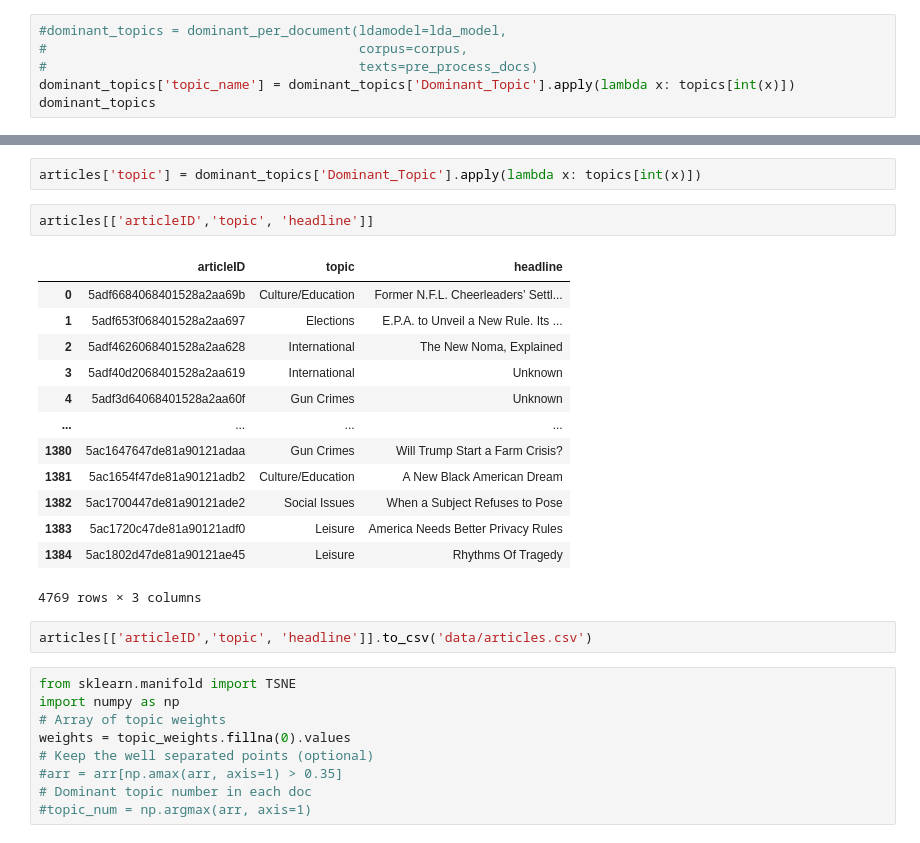
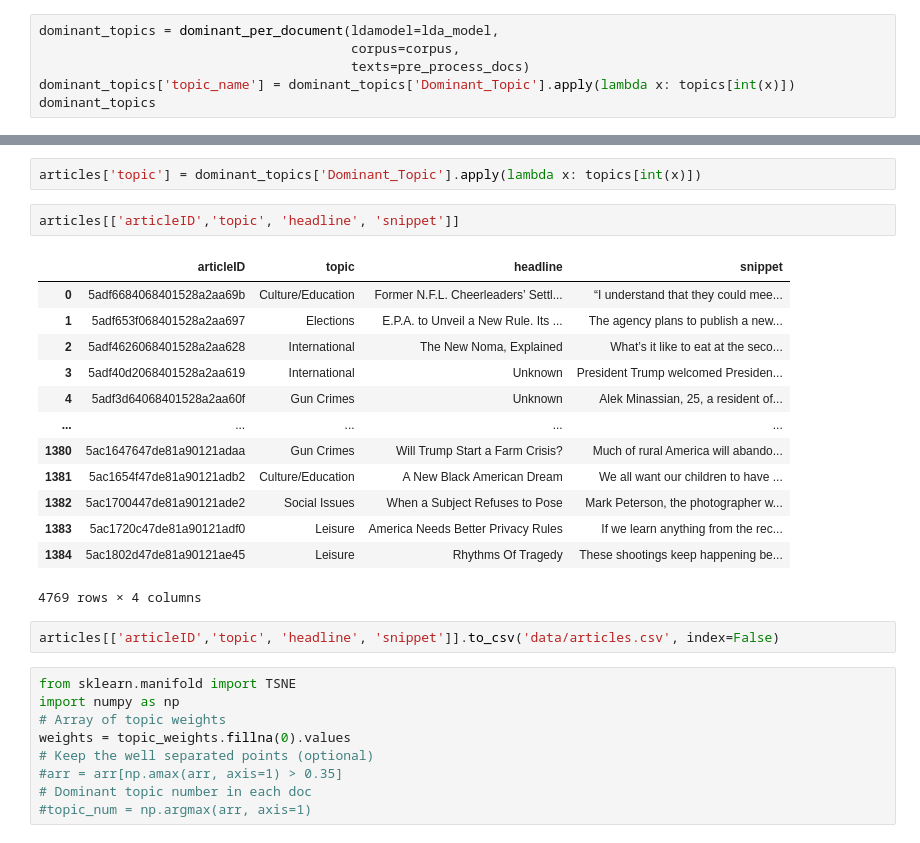
Before and after one commit to advanced-ml-project/project, a Jupyter notebook: topics_articles.ipynb, the cells around one changed output, grey strips where cells are left out. Cells and saved outputs as stored; diff of their text form.

```diff
--- a/topics_articles.ipynb
+++ b/topics_articles.ipynb
@@ -231,9 +231,9 @@ def dominant_per_document(ldamodel, corpus, texts):
 
     return sent_topics_df
 # %%
-#dominant_topics = dominant_per_document(ldamodel=lda_model,
-#                                        corpus=corpus,
-#                                        texts=pre_process_docs)
+dominant_topics = dominant_per_document(ldamodel=lda_model,
+                                        corpus=corpus,
+                                        texts=pre_process_docs)
 dominant_topics['topic_name'] = dominant_topics['Dominant_Topic'].apply(lambda x: topics[int(x)])
 dominant_topics
 # %% [output]
@@ -346,23 +346,23 @@ ax1.set_ylabel('Topic Name');
 # %%
 articles['topic'] = dominant_topics['Dominant_Topic'].apply(lambda x: topics[int(x)])
 # %%
-articles[['articleID','topic', 'headline']]
+articles[['articleID','topic', 'headline', 'snippet']]
 # %% [output]
-|  | articleID | topic | headline |
-| 0 | 5adf6684068401528a2aa69b | Culture/Education | Former N.F.L. Cheerleaders’ Settl... |
-| 1 | 5adf653f068401528a2aa697 | Elections | E.P.A. to Unveil a New Rule. Its ... |
-| 2 | 5adf4626068401528a2aa628 | International | The New Noma, Explained |
-| 3 | 5adf40d2068401528a2aa619 | International | Unknown |
-| 4 | 5adf3d64068401528a2aa60f | Gun Crimes | Unknown |
-| ... | ... | ... | ... |
-| 1380 | 5ac1647647de81a90121adaa | Gun Crimes | Will Trump Start a Farm Crisis? |
-| 1381 | 5ac1654f47de81a90121adb2 | Culture/Education | A New Black American Dream |
-| 1382 | 5ac1700447de81a90121ade2 | Social Issues | When a Subject Refuses to Pose |
-| 1383 | 5ac1720c47de81a90121adf0 | Leisure | America Needs Better Privacy Rules |
-| 1384 | 5ac1802d47de81a90121ae45 | Leisure | Rhythms Of Tragedy |
+|  | articleID | topic | headline | snippet |
+| 0 | 5adf6684068401528a2aa69b | Culture/Education | Former N.F.L. Cheerleaders’ Settl... | “I understand that they could mee... |
+| 1 | 5adf653f068401528a2aa697 | Elections | E.P.A. to Unveil a New Rule. Its ... | The agency plans to publish a new... |
+| 2 | 5adf4626068401528a2aa628 | International | The New Noma, Explained | What’s it like to eat at the seco... |
+| 3 | 5adf40d2068401528a2aa619 | International | Unknown | President Trump welcomed Presiden... |
+| 4 | 5adf3d64068401528a2aa60f | Gun Crimes | Unknown | Alek Minassian, 25, a resident of... |
+| ... | ... | ... | ... | ... |
+| 1380 | 5ac1647647de81a90121adaa | Gun Crimes | Will Trump Start a Farm Crisis? | Much of rural America will abando... |
+| 1381 | 5ac1654f47de81a90121adb2 | Culture/Education | A New Black American Dream | We all want our children to have ... |
+| 1382 | 5ac1700447de81a90121ade2 | Social Issues | When a Subject Refuses to Pose | Mark Peterson, the photographer w... |
+| 1383 | 5ac1720c47de81a90121adf0 | Leisure | America Needs Better Privacy Rules | If we learn anything from the rec... |
+| 1384 | 5ac1802d47de81a90121ae45 | Leisure | Rhythms Of Tragedy | These shootings keep happening be... |
-4769 rows × 3 columns
+4769 rows × 4 columns
 # %%
-articles[['articleID','topic', 'headline']].to_csv('data/articles.csv')
+articles[['articleID','topic', 'headline', 'snippet']].to_csv('data/articles.csv', index=False)
 # %%
 from sklearn.manifold import TSNE
 import numpy as np
```
Also changed, not shown: parts of 5 cells of this notebook, 1 other file.
